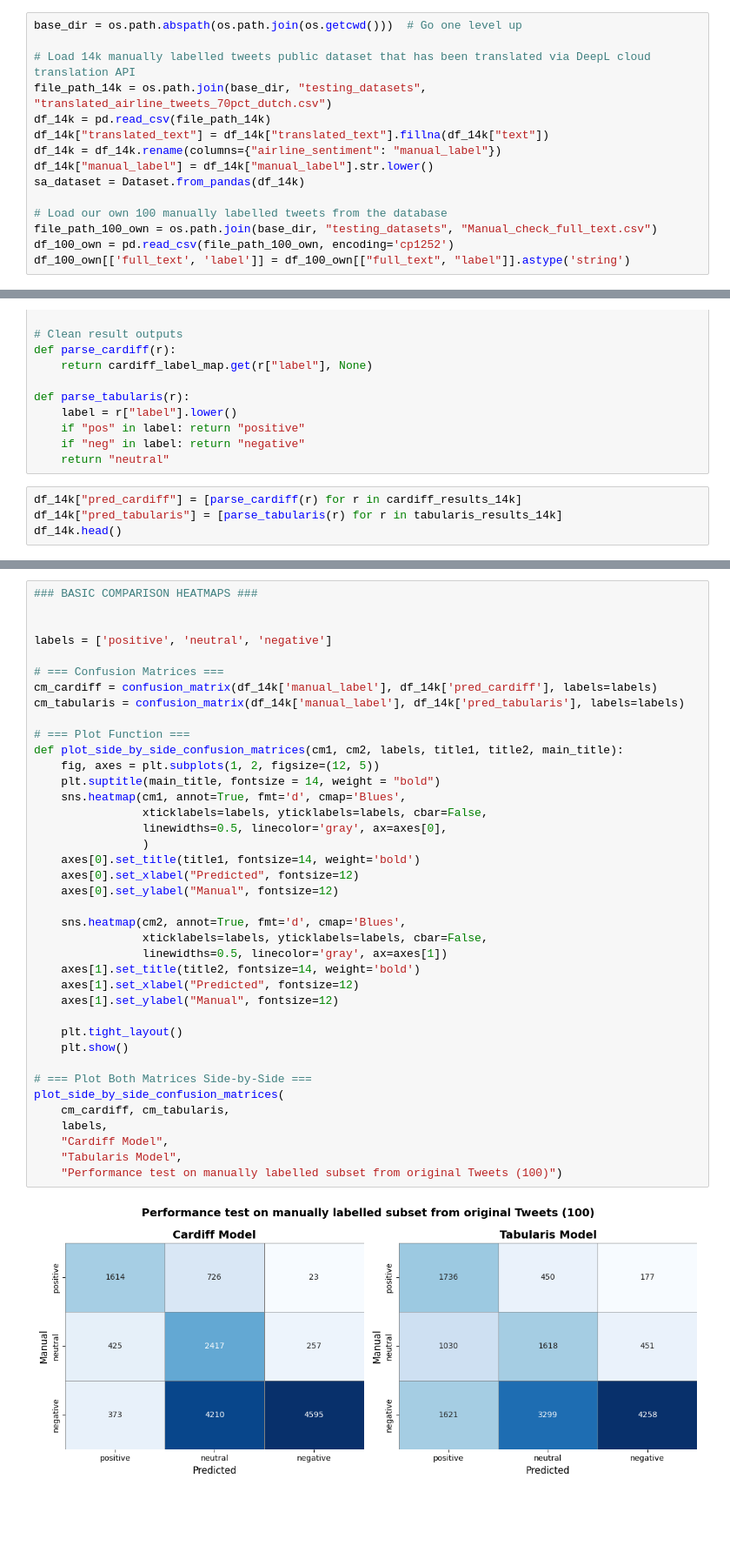
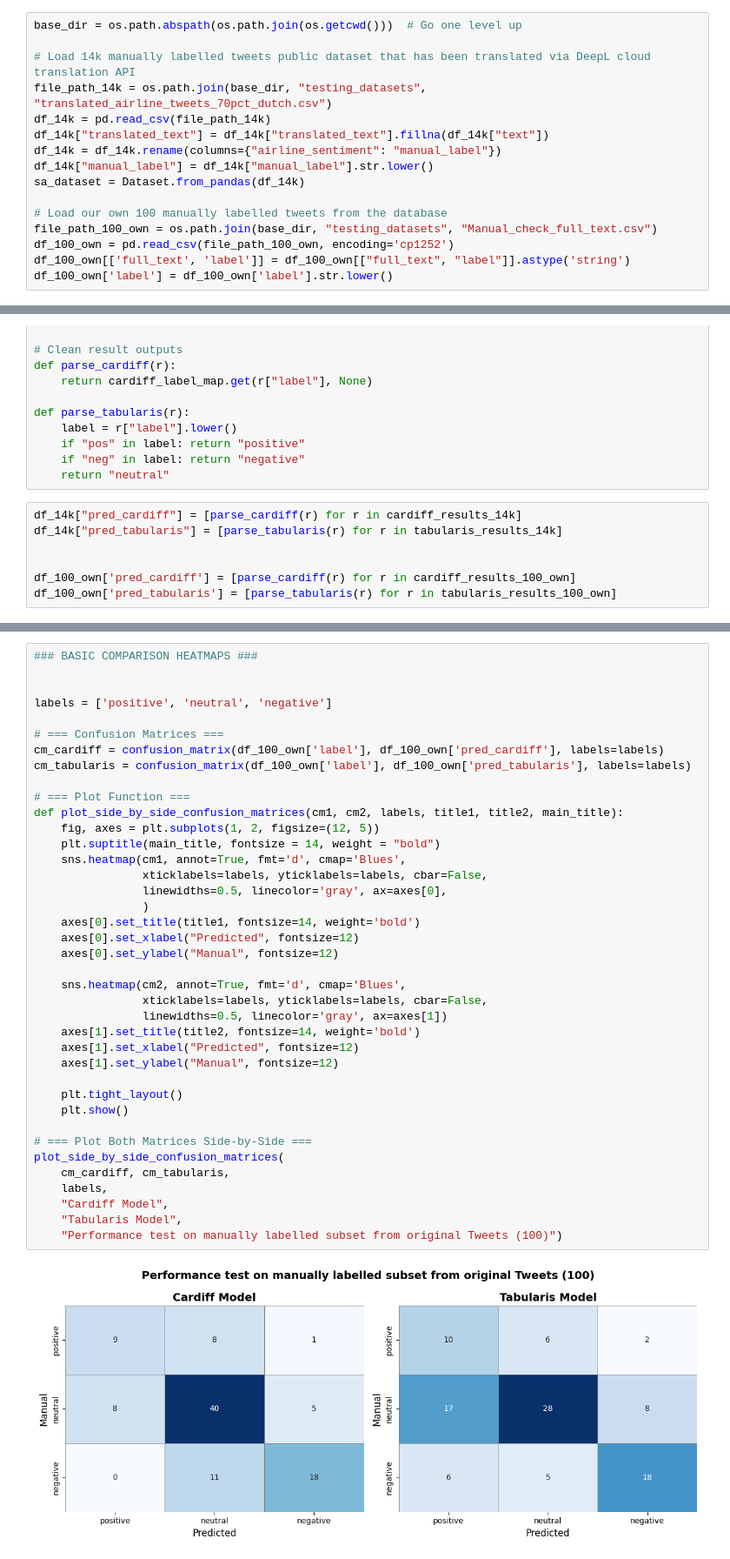
Before and after one commit to TNKompanska19/DBL_KombatLosersMarket, a Jupyter notebook: DBL_Data_Challenge/presentation_2/Senti_Models_testing_comparison.ipynb, the cells around one changed output, grey strips where cells are left out. Shown: that part at 87% size. Cells and saved outputs as stored; diff of their text form; blank space fills up the shorter version.

Commit message:
[CHANGE] sentiment model evaluation heatmaps work it current repository preset

```diff
--- a/DBL_Data_Challenge/presentation_2/Senti_Models_testing_comparison.ipynb
+++ b/DBL_Data_Challenge/presentation_2/Senti_Models_testing_comparison.ipynb
@@ -25,3 +25,4 @@ sa_dataset = Dataset.from_pandas(df_14k)
 file_path_100_own = os.path.join(base_dir, "testing_datasets", "Manual_check_full_text.csv")
 df_100_own = pd.read_csv(file_path_100_own, encoding='cp1252')
 df_100_own[['full_text', 'label']] = df_100_own[["full_text", "label"]].astype('string')
+df_100_own['label'] = df_100_own['label'].str.lower()
@@ -71,4 +59,7 @@ def parse_tabularis(r):
 # %%
 df_14k["pred_cardiff"] = [parse_cardiff(r) for r in cardiff_results_14k]
 df_14k["pred_tabularis"] = [parse_tabularis(r) for r in tabularis_results_14k]
-df_14k.head()
+
+
+df_100_own['pred_cardiff'] = [parse_cardiff(r) for r in cardiff_results_100_own]
+df_100_own['pred_tabularis'] = [parse_tabularis(r) for r in tabularis_results_100_own]
@@ -86,37 +72,37 @@ df_14k.head()
 labels = ['positive', 'neutral', 'negative']
 
 # === Confusion Matrices ===
-cm_cardiff = confusion_matrix(df_14k['manual_label'], df_14k['pred_cardiff'], labels=labels)
-cm_tabularis = confusion_matrix(df_14k['manual_label'], df_14k['pred_tabularis'], labels=labels)
+cm_cardiff = confusion_matrix(df_100_own['label'], df_100_own['pred_cardiff'], labels=labels)
+cm_tabularis = confusion_matrix(df_100_own['label'], df_100_own['pred_tabularis'], labels=labels)
 
 # === Plot Function ===
 def plot_side_by_side_confusion_matrices(cm1, cm2, labels, title1, title2, main_title):
     fig, axes = plt.subplots(1, 2, figsize=(12, 5))
     plt.suptitle(main_title, fontsize = 14, weight = "bold")
     sns.heatmap(cm1, annot=True, fmt='d', cmap='Blues',
                 xticklabels=labels, yticklabels=labels, cbar=False,
                 linewidths=0.5, linecolor='gray', ax=axes[0],
                 )
     axes[0].set_title(title1, fontsize=14, weight='bold')
     axes[0].set_xlabel("Predicted", fontsize=12)
     axes[0].set_ylabel("Manual", fontsize=12)
 
     sns.heatmap(cm2, annot=True, fmt='d', cmap='Blues',
                 xticklabels=labels, yticklabels=labels, cbar=False,
                 linewidths=0.5, linecolor='gray', ax=axes[1])
     axes[1].set_title(title2, fontsize=14, weight='bold')
     axes[1].set_xlabel("Predicted", fontsize=12)
     axes[1].set_ylabel("Manual", fontsize=12)
 
     plt.tight_layout()
     plt.show()
 
 # === Plot Both Matrices Side-by-Side ===
 plot_side_by_side_confusion_matrices(
     cm_cardiff, cm_tabularis,
     labels,
     "Cardiff Model",
     "Tabularis Model",
     "Performance test on manually labelled subset from original Tweets (100)")
 # %% [output]
-[figure, old version]
+[figure, new version]
```
Also changed, not shown: parts of 8 cells of this notebook.
